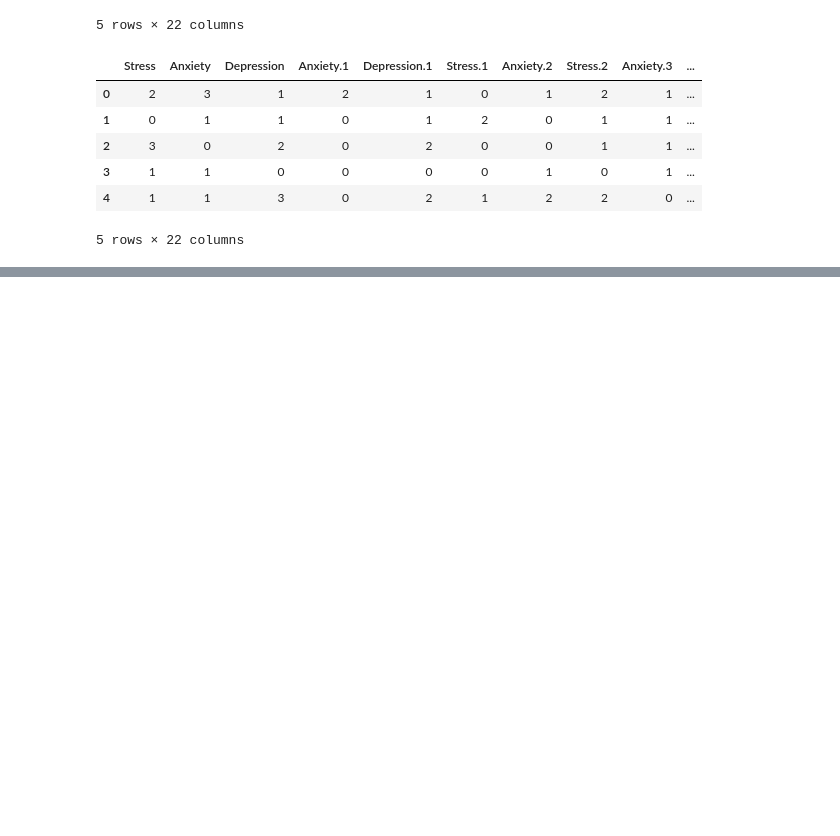
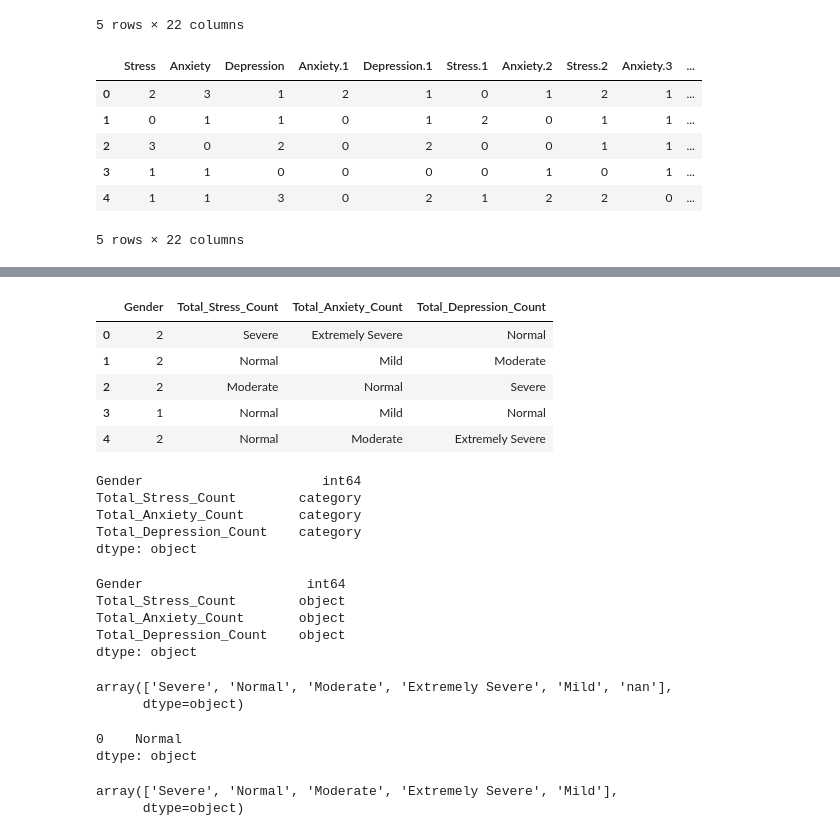
Before and after one commit to Anmol-dot-cyber/Data_Science_Projects, a Jupyter notebook: Stress_Anxiety_Depression_Python/Python_SAD_Project .ipynb, the cells around one changed output, grey strips where cells are left out. Drawn from its saved outputs; the diff is of its cells as text; code cells hidden in the pictures; blank space fills up the shorter version.

```diff
--- a/Stress_Anxiety_Depression_Python/Python_SAD_Project .ipynb
+++ b/Stress_Anxiety_Depression_Python/Python_SAD_Project .ipynb
@@ -148,0 +158,11 @@ Train_ld.head()
+# %%
+Total_Stress_Count = Train_ld["Stress"] + Train_ld["Stress.1"] + Train_ld["Stress.2"] + Train_ld["Stress.3"] + Train_ld["Stress.4"] + Train_ld["Stress.5"] + Train_ld["Stress.6"]
+Train_ld["Total_Stress_Count"] = 2*Total_Stress_Count
+
+Total_Anxiety_Count = Train_ld["Anxiety"] + Train_ld["Anxiety.1"] + Train_ld["Anxiety.2"] + Train_ld["Anxiety.3"] + Train_ld["Anxiety.4"] + Train_ld["Anxiety.5"] + Train_ld["Anxiety.6"]
+Train_ld["Total_Anxiety_Count"] = 2*Total_Anxiety_Count
+
+Total_Depression_Count = Train_ld["Depression"] + Train_ld["Depression.1"] + Train_ld["Depression.2"] + Train_ld["Depression.3"] + Train_ld["Depression.4"] + Train_ld["Depression.5"] + Train_ld["Depression.6"]
+Train_ld["Total_Depression_Count"] = 2*Total_Depression_Count
+
+Train_ld.head()
@@ -148,0 +177,8 @@ Train_ld.head()
+# %%
+Train_ld['Total_Stress_Count'] = pd.cut(Train_ld['Total_Stress_Count'], [0, 14, 18, 25, 33, 100], labels=['Normal', 'Mild', 'Moderate','Severe','Extremely Severe'])
+
+Train_ld['Total_Anxiety_Count'] = pd.cut(Train_ld['Total_Anxiety_Count'], [0, 7, 9, 14, 19, 100], labels=['Normal', 'Mild', 'Moderate','Severe','Extremely Severe'])
+
+Train_ld['Total_Depression_Count'] = pd.cut(Train_ld['Total_Depression_Count'], [0, 9, 13, 20, 27, 100], labels=['Normal', 'Mild', 'Moderate','Severe','Extremely Severe'])
+
+Train_ld.head()
@@ -148,0 +203,52 @@ Train_ld.head()
+# %%
+Train_ld = Train_ld.drop(['Stress', 'Anxiety', 'Depression', 'Anxiety.1', 'Depression.1',
+       'Stress.1', 'Anxiety.2', 'Stress.2', 'Anxiety.3', 'Depression.2',
+       'Stress.3', 'Stress.4', 'Depression.3', 'Stress.5', 'Anxiety.4',
+       'Depression.4', 'Depression.5', 'Stress.6', 'Anxiety.5', 'Anxiety.6',
+       'Depression.6'], axis=1)
+Train_ld.head()
+# %% [output]
+|  | Gender | Total_Stress_Count | Total_Anxiety_Count | Total_Depression_Count |
+| 0 | 2 | Severe | Extremely Severe | Normal |
+| 1 | 2 | Normal | Mild | Moderate |
+| 2 | 2 | Moderate | Normal | Severe |
+| 3 | 1 | Normal | Mild | Normal |
+| 4 | 2 | Normal | Moderate | Extremely Severe |
+# %%
+Train_ld.dtypes
+# %% [output]
+Gender                       int64
+Total_Stress_Count        category
+Total_Anxiety_Count       category
+Total_Depression_Count    category
+dtype: object
+# %%
+Train_ld['Total_Stress_Count'] = Train_ld['Total_Stress_Count'].astype(str)
+Train_ld['Total_Anxiety_Count'] = Train_ld['Total_Anxiety_Count'].astype(str)
+Train_ld['Total_Depression_Count'] = Train_ld['Total_Depression_Count'].astype(str)
+Train_ld.dtypes
+#ld['Total_Stress_Count'] = ld['Total_Stress_Count'].apply(np.int64)
+#ld['Anxiety.5'] = ld['Anxiety.5'].apply(np.int64)
+#ld.dtypes
+# %% [output]
+Gender                     int64
+Total_Stress_Count        object
+Total_Anxiety_Count       object
+Total_Depression_Count    object
+dtype: object
+# %%
+Train_ld.Total_Stress_Count.unique()
+# %% [output]
+array(['Severe', 'Normal', 'Moderate', 'Extremely Severe', 'Mild', 'nan'],
+      dtype=object)
+# %%
+Train_ld['Total_Stress_Count'].mode()
+# %% [output]
+0    Normal
+dtype: object
+# %%
+Train_ld['Total_Stress_Count'] = Train_ld['Total_Stress_Count'].replace('nan','Normal' )
+Train_ld.Total_Stress_Count.unique()
+# %% [output]
+array(['Severe', 'Normal', 'Moderate', 'Extremely Severe', 'Mild'],
+      dtype=object)
```
Also changed, not shown: parts of 4 cells of this notebook.
